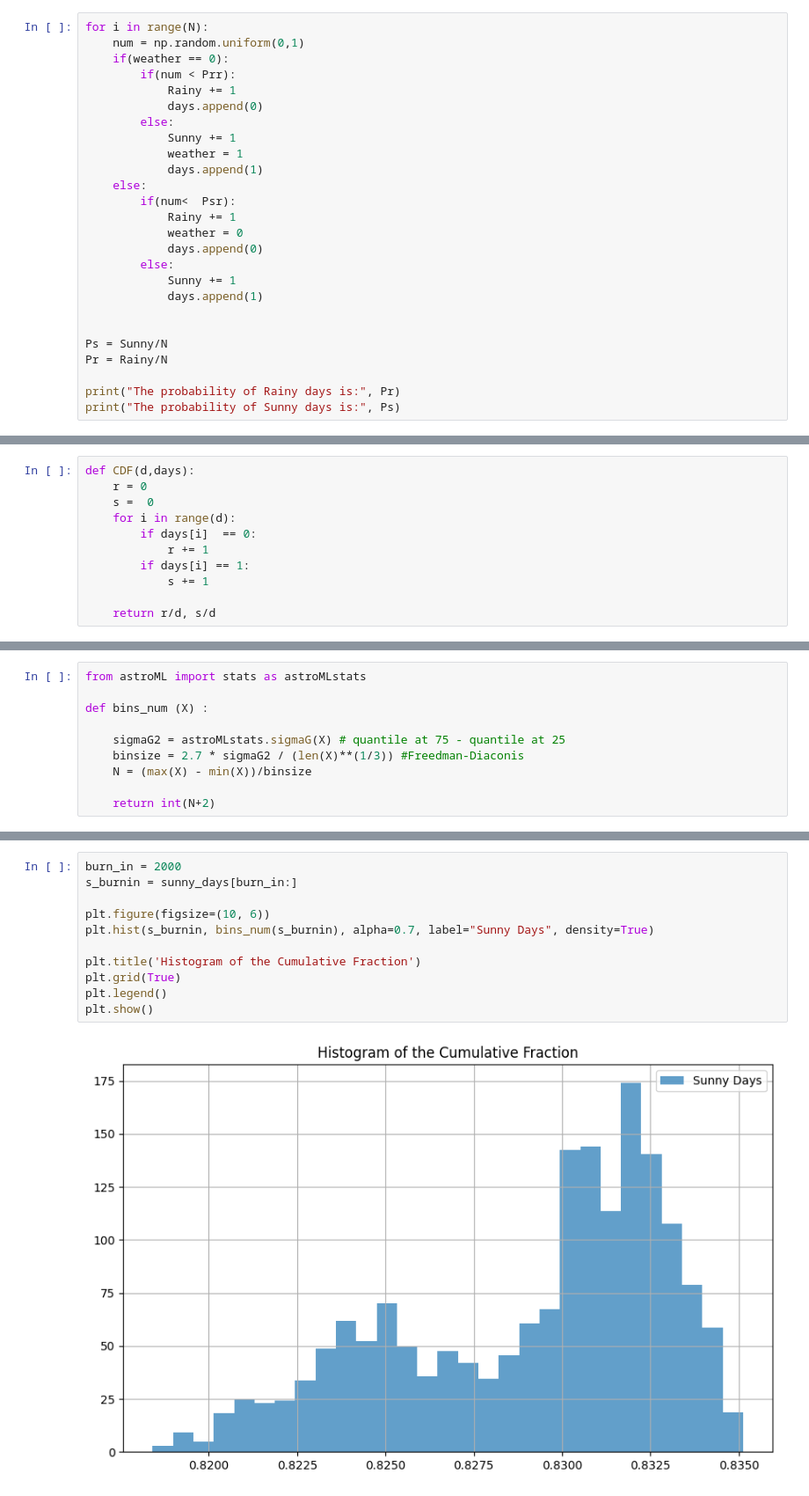
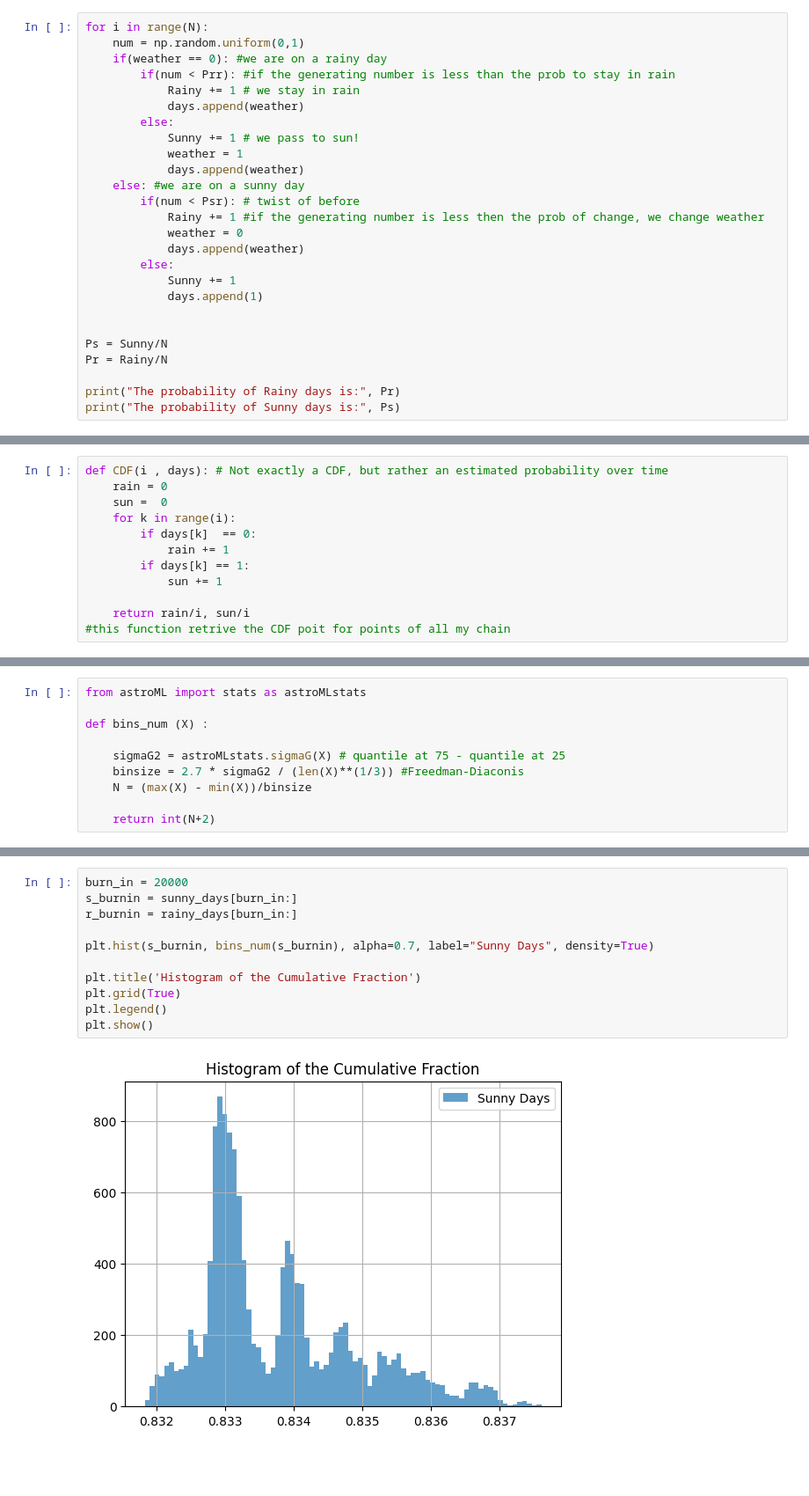
Before and after one commit to oblivion0218/ES_AstroStatistic, a Jupyter notebook: Riccardo_Bossi/lez 10/meteo.ipynb, the cells around one changed output, grey strips where cells are left out. Shown at 88% size. Saved outputs shown, nothing was run; the diff lists cells and outputs as text; blank space fills up the shorter version.

```diff
--- a/Riccardo_Bossi/lez 10/meteo.ipynb
+++ b/Riccardo_Bossi/lez 10/meteo.ipynb
@@ -105,19 +102,19 @@ days = []
 # %%
 for i in range(N):
     num = np.random.uniform(0,1)
-    if(weather == 0):
-        if(num < Prr):
-            Rainy += 1
-            days.append(0)
+    if(weather == 0): #we are on a rainy day
+        if(num < Prr): #if the generating number is less than the prob to stay in rain
+            Rainy += 1 # we stay in rain
+            days.append(weather)
         else:
-            Sunny += 1
+            Sunny += 1 # we pass to sun!
             weather = 1
-            days.append(1)
-    else:
-        if(num<  Psr):
-            Rainy += 1
+            days.append(weather)
+    else: #we are on a sunny day
+        if(num < Psr): # twist of before
+            Rainy += 1 #if the generating number is less then the prob of change, we change weather
             weather = 0
-            days.append(0)
+            days.append(weather)
         else:
             Sunny += 1
             days.append(1)
@@ -134,11 +131,12 @@ The probability of Sunny days is: 0.8317
 # %%
-def CDF(d,days):
-    r = 0
-    s =  0
-    for i in range(d):
-        if days[i]  == 0:
-            r += 1
-        if days[i] == 1:
-            s += 1
+def CDF(i , days): # Not exactly a CDF, but rather an estimated probability over time
+    rain = 0
+    sun =  0
+    for k in range(i):
+        if days[k]  == 0:
+            rain += 1
+        if days[k] == 1:
+            sun += 1
 
-    return r/d, s/d
+    return rain/i, sun/i
+#this function retrive the CDF poit for points of all my chain
@@ -195,14 +231,14 @@ Rainy probability: 0.1691 ± 0.0159
 # %%
-burn_in = 2000
+burn_in = 20000
 s_burnin = sunny_days[burn_in:]
+r_burnin = rainy_days[burn_in:]
 
-plt.figure(figsize=(10, 6))
 plt.hist(s_burnin, bins_num(s_burnin), alpha=0.7, label="Sunny Days", density=True)
 
 plt.title('Histogram of the Cumulative Fraction')
 plt.grid(True)
 plt.legend()
 plt.show()
 # %% [output]
-[figure, old version]
+[figure, new version]
 # %%
```
Also changed, not shown: parts of 9 cells of this notebook, 5 other files.
